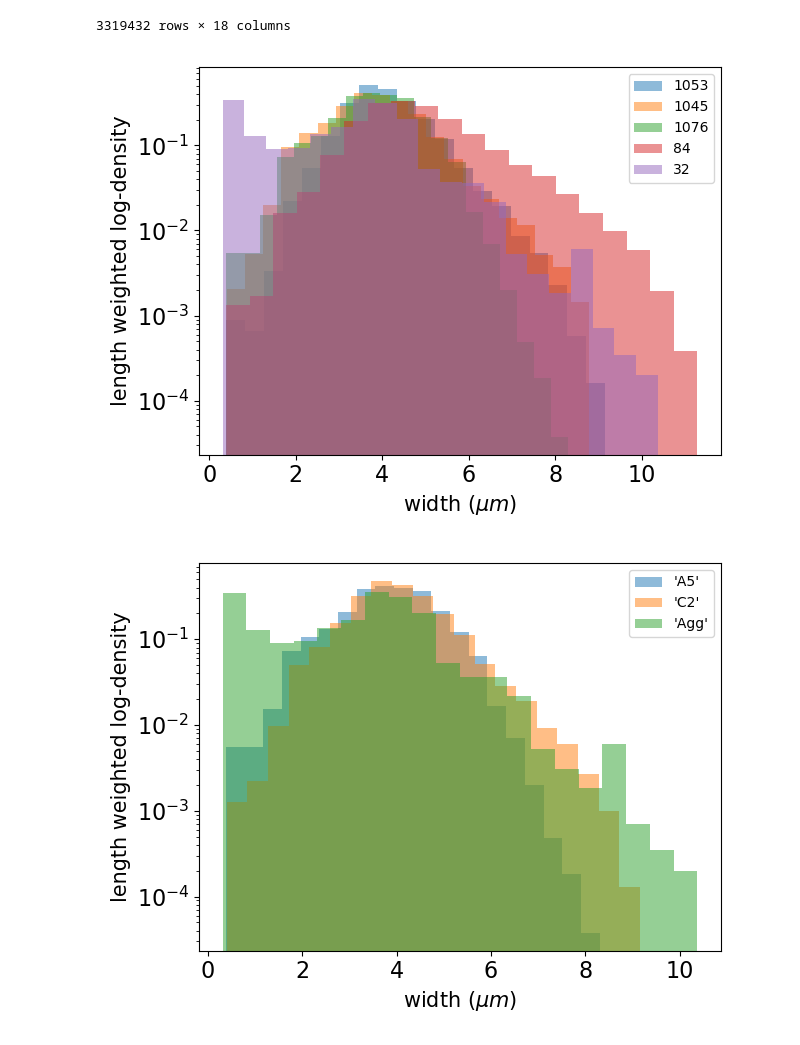
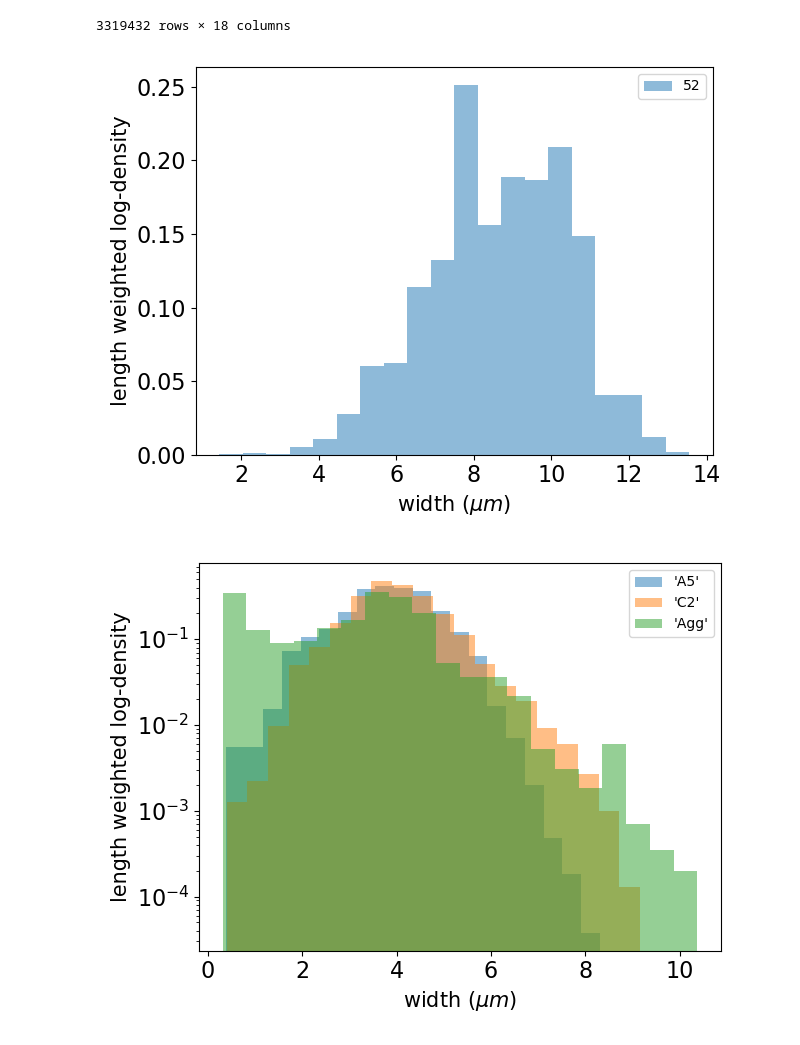
Before and after one commit to Cocopyth/local_amf, a Jupyter notebook: data/Figures_paper/Final_figure/fig1_biovolume.ipynb, the cells around one changed output. Drawn from its saved outputs; the diff is of its cells as text; code cells hidden in the pictures.

```diff
--- a/data/Figures_paper/Final_figure/fig1_biovolume.ipynb
+++ b/data/Figures_paper/Final_figure/fig1_biovolume.ipynb
@@ -28,6 +28,8 @@ plates = ['1014_20220525', '1023_20220502', '102_20201226', '1042_20220523',
        '32_20220428', '33_20220502', '52_20220707', '76_20210108',
        '792_20210915', '799_20211001', '800_20210928', '84_20220621', '91_20220708', '938_20220325', '94_20201123']
 plates = ["1053_20220413","1045_20220504","1076_20220511","84_20220621","52_20220707","32_20220428"]
+plates = ["52_20220707"]
+
 analysis_folders = all_analysis_folders.loc[all_analysis_folders['unique_id'].isin(plates)]
 
 folders,time_plate_info = get_time_plate_info_from_analysis(analysis_folders,False)
@@ -39,5 +43,7 @@ plate_select = time_plate_info.loc[~time_plate_info[column].isnull()]['Plate'].u
 # %%
 plates = ["1053_20220413","1045_20220504","1076_20220511","84_20220621","32_20220428"]
+plates = ["52_20220707"]
+
 select = time_edge_info.loc[time_edge_info['width_edge']>0]
 select = select.loc[select['unique_id'].isin([int(plate) for plate in plates])]
 # %%
@@ -59,17 +65,20 @@ select
 # %%
 
 fig,ax=plt.subplots()
 for plate_id in plates:
     plate  = int(plate_id.split('_')[0])
     time_edge_info_plate = select.loc[select['unique_id']==int(plate_id)].copy()
-    time_edge_info_plate = time_edge_info_plate.loc[(time_edge_info_plate['time_since_begin_h']/pd.Timedelta(hours=1)).between(60,100)]
-    ax.hist(time_edge_info_plate['width_edge'],20,weights=time_edge_info_plate['tot_length_C'],density=True,alpha = 0.5,label=plate,log=True)
-ax.legend()
+    time_edge_info_plate = time_edge_info_plate.loc[(time_edge_info_plate['time_since_begin_h']/pd.Timedelta(hours=1)).between(80,81)]
+    # ax.hist(time_edge_info_plate['width_edge'],20,weights=time_edge_info_plate['tot_length_C'],density=True,alpha = 0.5,label=plate,log=True)
+    # ax.hist(time_edge_info_plate['width_edge'],20,density=True,alpha = 0.5,label=plate,log=True)
+    ax.hist(time_edge_info_plate['width_edge'],20,weights=time_edge_info_plate['tot_length_C'],density=True,alpha = 0.5,label=plate)
+    # ax.hist(time_edge_info_plate['width_edge'],20,density=True,alpha = 0.5,label=plate)
+    ax.legend()
 ax.set_xlabel("width ($\mu m$)")
 ax.set_ylabel("length weighted log-density")
 plt.tight_layout()
 # %% [output]
-[figure, old version]
+[figure, new version]
 # %%
 
 fig,ax=plt.subplots()
```
Also changed, not shown: parts of 2 cells of this notebook, 26 other files.
